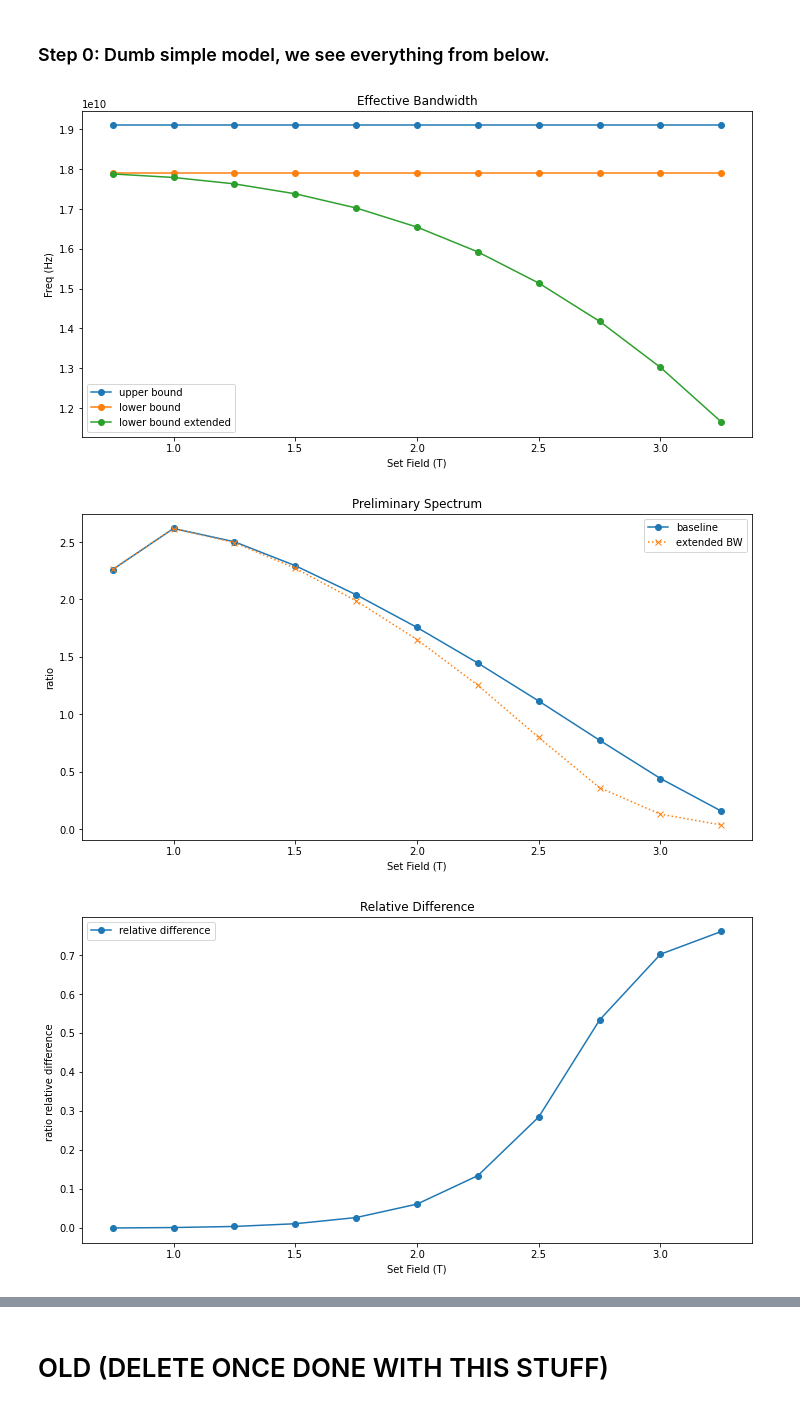
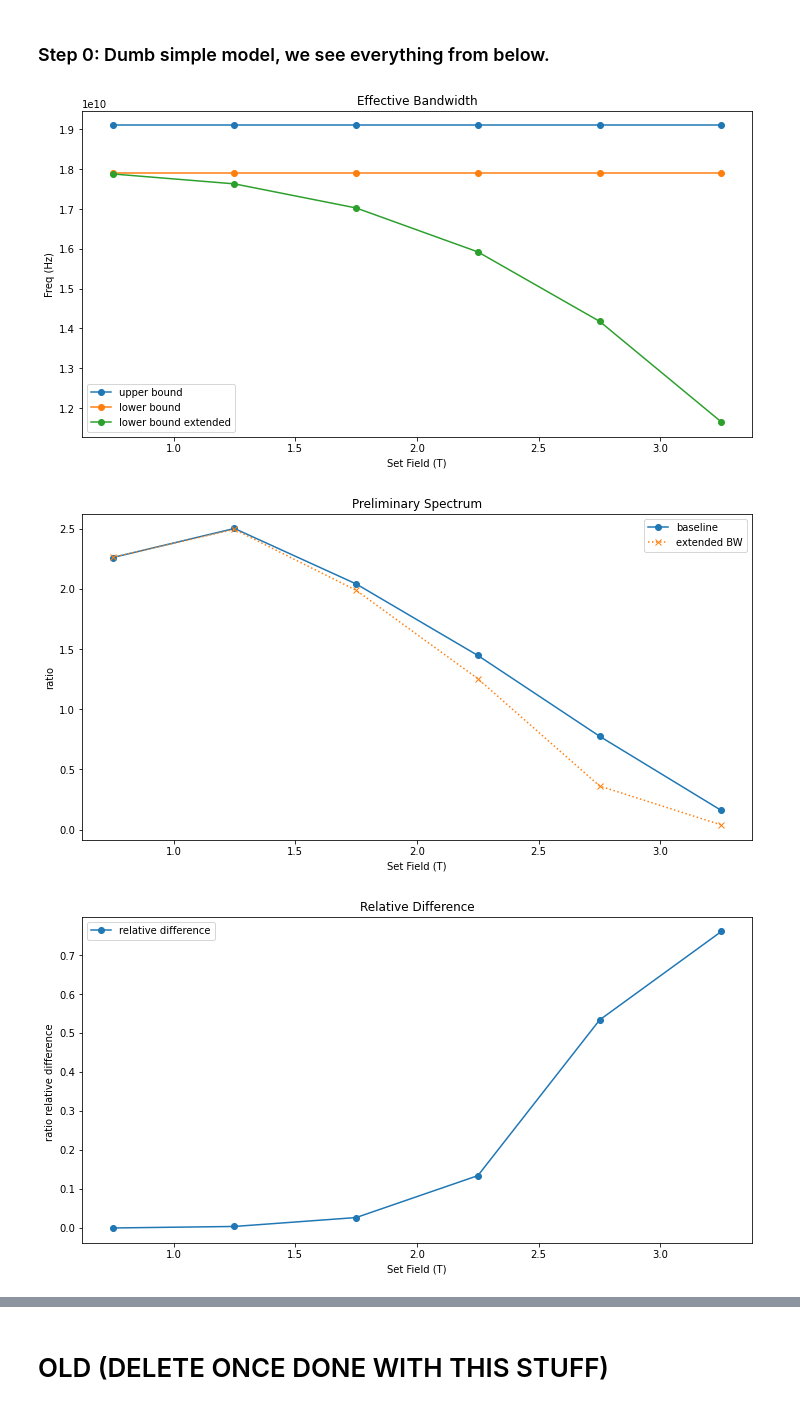
Before and after one commit to drewbyron/rocks-analysis-notebooks, a Jupyter notebook: MC_thesis_studies.ipynb, the cells around one changed output, grey strips where cells are left out. Drawn from its saved outputs; the diff is of its cells as text; code cells hidden in the pictures.

```diff
--- a/MC_thesis_studies.ipynb
+++ b/MC_thesis_studies.ipynb
@@ -919,7 +920,7 @@ plt.show()
 %matplotlib inline
 
 # Set fields to use.
-set_fields = np.arange(.75,3.5,.25)
+set_fields = np.arange(.75,3.5,.5)
 
 # Freq_BW
 freq_BW = np.array([17.9e9 ,  19.1e9])
@@ -955,33 +956,33 @@ ax0.legend()
 plt.show()
 
 # Get expected ratios
 ratio_bl = rp.AUC_expectation(set_fields, freq_BWs_bl, b = 0, plot = False)
 ratio_ext = rp.AUC_expectation(set_fields, freq_BWs_ext, b = 0, plot = False)
 
 
 # Plot ratios.
 fig0, ax0 = plt.subplots(figsize=(12,6))
 
 ax0.plot(ratio_bl.index, ratio_bl.Ratio,  label = f"baseline", marker='o', ms=6)
 ax0.plot(ratio_ext.index, ratio_ext.Ratio,  label = f"extended BW", marker='x',ls = "dotted", ms=6)
 
 ax0.set_ylabel('ratio')
 ax0.set_xlabel('Set Field (T)')
 ax0.set_title(f"Preliminary Spectrum")
 ax0.legend()
 plt.show()
 
 fig0, ax0 = plt.subplots(figsize=(12,6))
 
 ax0.plot(ratio_bl.index, (ratio_bl.Ratio - ratio_ext.Ratio) / ratio_bl.Ratio ,  label = f"relative difference", marker='o', ms=6)
 # ax0.plot(ratio_ext.index, ratio_ext.Ratio,  label = f"baseline", marker='o', ms=6)
 
 ax0.set_ylabel('ratio relative difference ')
 ax0.set_xlabel('Set Field (T)')
 ax0.set_title(f"Relative Difference")
 ax0.legend()
 plt.show()
 # %% [output]
-[figure, old version]
+[figure, new version]
-[figure, old version]
+[figure, new version]
-[figure, old version]
+[figure, new version]
```
Also changed, not shown: parts of 34 cells of this notebook, 2 other files.
